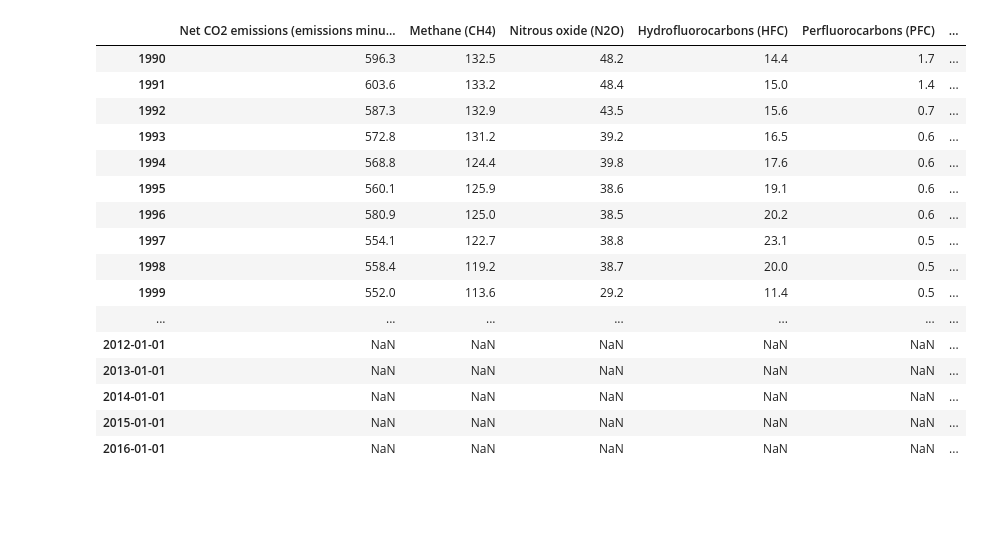
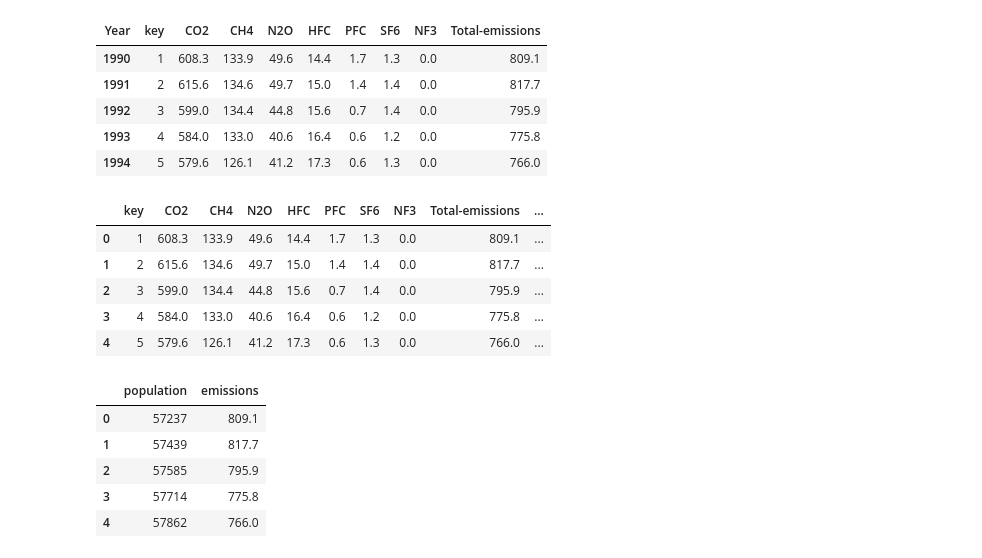
Before and after one commit to niyioyedele/Project-UK-Greenhouse, a Jupyter notebook: greenhouseuk.ipynb, the cells around one changed output. Cells and saved outputs as stored; diff of their text form; code cells hidden in the pictures; blank space fills up the shorter version.

```diff
--- a/greenhouseuk.ipynb
+++ b/greenhouseuk.ipynb
@@ -8,10 +8,10 @@ from scipy import stats as st
 from matplotlib import pyplot as plt
 from datetime import datetime as dt
 # %%
-file1 = "Resouces/ukemmission.csv"
+file1 = "Resources/ukemmission.csv"
 file2 = "Resources/ukpopulation.csv"
 emi_df = pd.read_csv(file1)
 pop_df = pd.read_csv(file2)
 pop_df.head()
-# pop_df.set_index("Year", inplace = True)
-# emi_df.set_index("Year", inplace = True)
+pop_df.set_index("Year", inplace = True)
+emi_df.set_index("Year", inplace = True)
@@ -25,10 +18,14 @@ pop_df.head()
 # %%
 # pop_df['Year'] = pop_df['Year'].dt.year
-pd.to_datetime(pop_df['Year'], format= '%Y')
+# pd.to_datetime(pop_df['Year'], format= '%Y')
 
 # pop_df['Year'] = pop_df['Year'].dt.year
 
 
 
+pop_df['key']=[1,2,3,4,5,6,7,8,9,10,11,12,13,14,15,16,17,18,19,20,21,22,23,24,25,26,27,28,29,30]
+
+pop_df= pop_df[['key', 'POPULATION/1000']]
+
 pop_df
 # %% [output]
@@ -49,3 +63,0 @@ emi_df
-# %%
-emi_df = emi_df.T
-emi_df
@@ -70,21 +64,37 @@ emi_df
+# %%
+emis_df = emi_df.T
+
+emis_df['key']=[1,2,3,4,5,6,7,8,9,10,11,12,13,14,15,16,17,18,19,20,21,22,23,24,25,26,27,28,29,30]
+
+emis_df = emis_df[['key','CO2','CH4','N2O','HFC','PFC','SF6','NF3','Total-emissions']]
+
+emis_df.head()
+# %% [output]
+| Year | key | CO2 | CH4 | N2O | HFC | PFC | SF6 | NF3 | Total-emissions |
+| 1990 | 1 | 608.3 | 133.9 | 49.6 | 14.4 | 1.7 | 1.3 | 0.0 | 809.1 |
+| 1991 | 2 | 615.6 | 134.6 | 49.7 | 15.0 | 1.4 | 1.4 | 0.0 | 817.7 |
+| 1992 | 3 | 599.0 | 134.4 | 44.8 | 15.6 | 0.7 | 1.4 | 0.0 | 795.9 |
+| 1993 | 4 | 584.0 | 133.0 | 40.6 | 16.4 | 0.6 | 1.2 | 0.0 | 775.8 |
+| 1994 | 5 | 579.6 | 126.1 | 41.2 | 17.3 | 0.6 | 1.3 | 0.0 | 766.0 |
 # %%
-ukemi_df = pd.concat([emi_df,pop_df], axis=1)
-ukemi_df
+ukemi_df = pd.merge(emis_df,pop_df)
+ukemi_df.head()
 # %% [output]
-|  | Net CO2 emissions (emissions minu... | Methane (CH4) | Nitrous oxide (N2O) | Hydrofluorocarbons (HFC) | Perfluorocarbons (PFC) | ... |
-| 1990 | 596.3 | 132.5 | 48.2 | 14.4 | 1.7 | ... |
-| 1991 | 603.6 | 133.2 | 48.4 | 15.0 | 1.4 | ... |
-| 1992 | 587.3 | 132.9 | 43.5 | 15.6 | 0.7 | ... |
-| 1993 | 572.8 | 131.2 | 39.2 | 16.5 | 0.6 | ... |
-| 1994 | 568.8 | 124.4 | 39.8 | 17.6 | 0.6 | ... |
-| 1995 | 560.1 | 125.9 | 38.6 | 19.1 | 0.6 | ... |
-| 1996 | 580.9 | 125.0 | 38.5 | 20.2 | 0.6 | ... |
-| 1997 | 554.1 | 122.7 | 38.8 | 23.1 | 0.5 | ... |
-| 1998 | 558.4 | 119.2 | 38.7 | 20.0 | 0.5 | ... |
-| 1999 | 552.0 | 113.6 | 29.2 | 11.4 | 0.5 | ... |
-| ... | ... | ... | ... | ... | ... | ... |
-| 2012-01-01 | NaN | NaN | NaN | NaN | NaN | ... |
-| 2013-01-01 | NaN | NaN | NaN | NaN | NaN | ... |
-| 2014-01-01 | NaN | NaN | NaN | NaN | NaN | ... |
-| 2015-01-01 | NaN | NaN | NaN | NaN | NaN | ... |
-| 2016-01-01 | NaN | NaN | NaN | NaN | NaN | ... |
+|  | key | CO2 | CH4 | N2O | HFC | PFC | SF6 | NF3 | Total-emissions | ... |
+| 0 | 1 | 608.3 | 133.9 | 49.6 | 14.4 | 1.7 | 1.3 | 0.0 | 809.1 | ... |
+| 1 | 2 | 615.6 | 134.6 | 49.7 | 15.0 | 1.4 | 1.4 | 0.0 | 817.7 | ... |
+| 2 | 3 | 599.0 | 134.4 | 44.8 | 15.6 | 0.7 | 1.4 | 0.0 | 795.9 | ... |
+| 3 | 4 | 584.0 | 133.0 | 40.6 | 16.4 | 0.6 | 1.2 | 0.0 | 775.8 | ... |
+| 4 | 5 | 579.6 | 126.1 | 41.2 | 17.3 | 0.6 | 1.3 | 0.0 | 766.0 | ... |
+# %%
+cor_df = ukemi_df[['POPULATION/1000','Total-emissions']]
+
+cor_df = cor_df.rename(columns={'POPULATION/1000':'population','Total-emissions':'emissions'})
+cor_df.head()
+# %% [output]
+|  | population | emissions |
+| 0 | 57237 | 809.1 |
+| 1 | 57439 | 817.7 |
+| 2 | 57585 | 795.9 |
+| 3 | 57714 | 775.8 |
+| 4 | 57862 | 766.0 |
```
Also changed, not shown: parts of 12 cells of this notebook, 17 other files.
